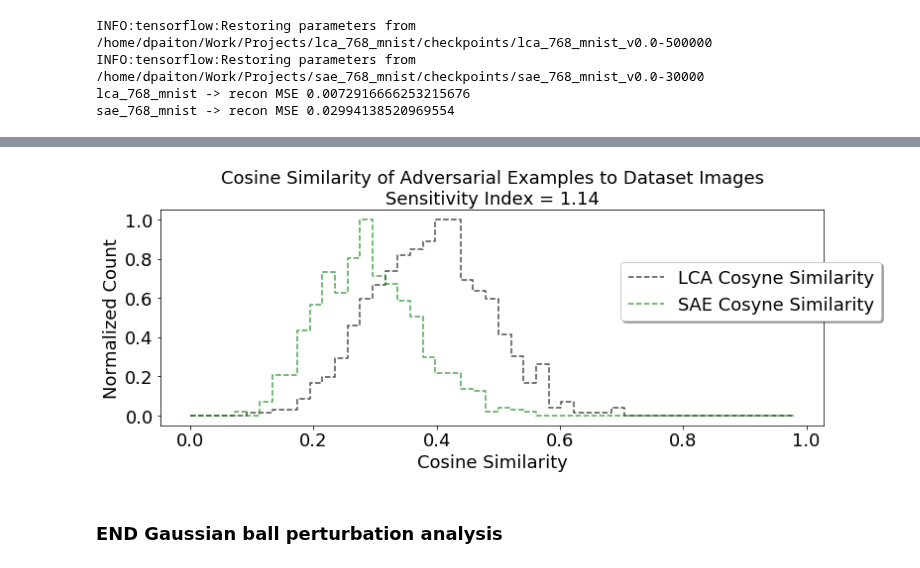
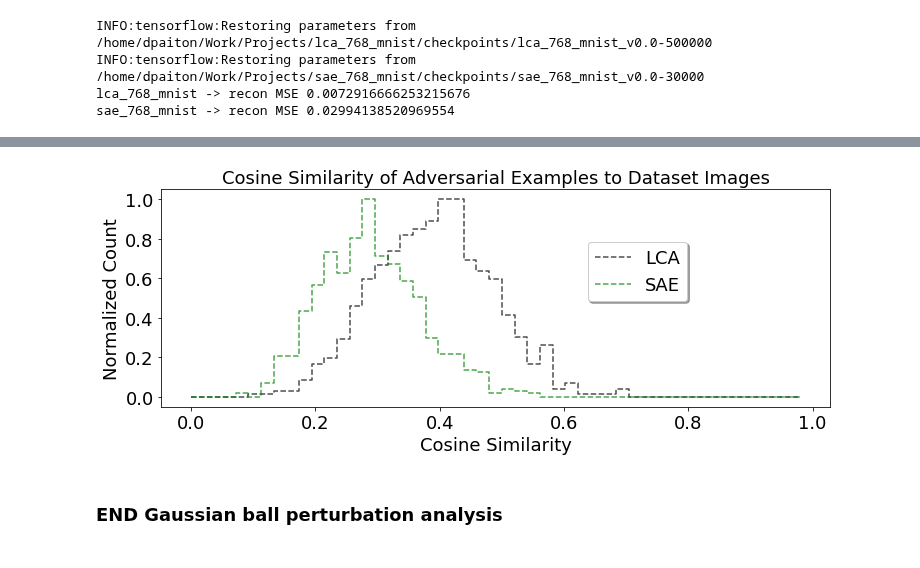
Before and after one commit to dpaiton/DeepSparseCoding, a Jupyter notebook: vis_iso_contours.ipynb, the cells around one changed output, grey strips where cells are left out. Cells and saved outputs as stored; diff of their text form; code cells hidden in the pictures.

```diff
--- a/vis_iso_contours.ipynb
+++ b/vis_iso_contours.ipynb
@@ -235,40 +235,41 @@ num_bins = 50
 min_dist = 0.0
 max_dist = 1.0
 bins = np.linspace(min_dist, max_dist, num_bins)
 lca_dist_hist, bin_edges = np.histogram(cos_similarity_list[0], bins=bins)
 lca_dist_hist = lca_dist_hist / np.max(lca_dist_hist)
 lca_dist_mean = np.mean(cos_similarity_list[0])
 lca_dist_std = np.std(cos_similarity_list[0])
 
 sae_dist_hist = np.histogram(cos_similarity_list[1], bins=bins)[0]
 sae_dist_hist = sae_dist_hist / np.max(sae_dist_hist)
 sae_dist_mean = np.mean(cos_similarity_list[1])
 sae_dist_std = np.std(cos_similarity_list[1])
 
 sensitivity_index = (lca_dist_mean - sae_dist_mean) / np.sqrt(0.5 * (lca_dist_std**2 + sae_dist_std**2))
 
 bin_left, bin_right = bin_edges[:-1], bin_edges[1:]
 bin_centers = bin_left + (bin_right - bin_left)/2
 
 fig, ax = plt.subplots(1, figsize=(12,4))
 
-ax.plot(bin_left, lca_dist_hist, color='k', alpha=line_alpha, linestyle="--", drawstyle="steps-mid", label="LCA Cosyne Similarity")
-ax.plot(bin_left, sae_dist_hist, color='g', alpha=line_alpha, linestyle="--", drawstyle="steps-mid", label="SAE Cosyne Similarity")
+ax.plot(bin_left, lca_dist_hist, color='k', alpha=line_alpha, linestyle="--", drawstyle="steps-mid", label="LCA")
+ax.plot(bin_left, sae_dist_hist, color='g', alpha=line_alpha, linestyle="--", drawstyle="steps-mid", label="SAE")
 
-title = ("Cosine Similarity of Adversarial Examples to Dataset Images\n"
-         +"Sensitivity Index = "+str(np.round(sensitivity_index, decimals=2)))
+title = ("Cosine Similarity of Adversarial Examples to Dataset Images")
+#title = ("Cosine Similarity of Adversarial Examples to Dataset Images\n"
+#         +"Sensitivity Index = "+str(np.round(sensitivity_index, decimals=2)))
 ax.set_title(title, fontsize=fontsize)
 ax.set_xlabel("Cosine Similarity", fontsize=fontsize)
 ax.set_ylabel("Normalized Count", fontsize=fontsize)
 ax.tick_params("both", labelsize=fontsize)
 
-ax.legend(fontsize=fontsize, fancybox=True, shadow=True, bbox_to_anchor=(1.1, 0.8))
+ax.legend(fontsize=fontsize, fancybox=True, shadow=True, bbox_to_anchor=(0.8, 0.8))
 plt.show()
 
 for analyzer in analyzer_list:
-  fig.savefig(analyzer.analysis_out_dir+"/vis/cosyne_similarity.png")
+  fig.savefig(analyzer.analysis_out_dir+"/vis/cosyne_similarity.png", transparent=True, bbox_inches="tight", pad_inches=0.01)
 # %% [output]
-[figure, old version]
+[figure, new version]
 # %% [markdown]
 ### END Gaussian ball perturbation analysis
 # %%
```
Also changed, not shown: parts of 4 cells of this notebook, 24 other files.
